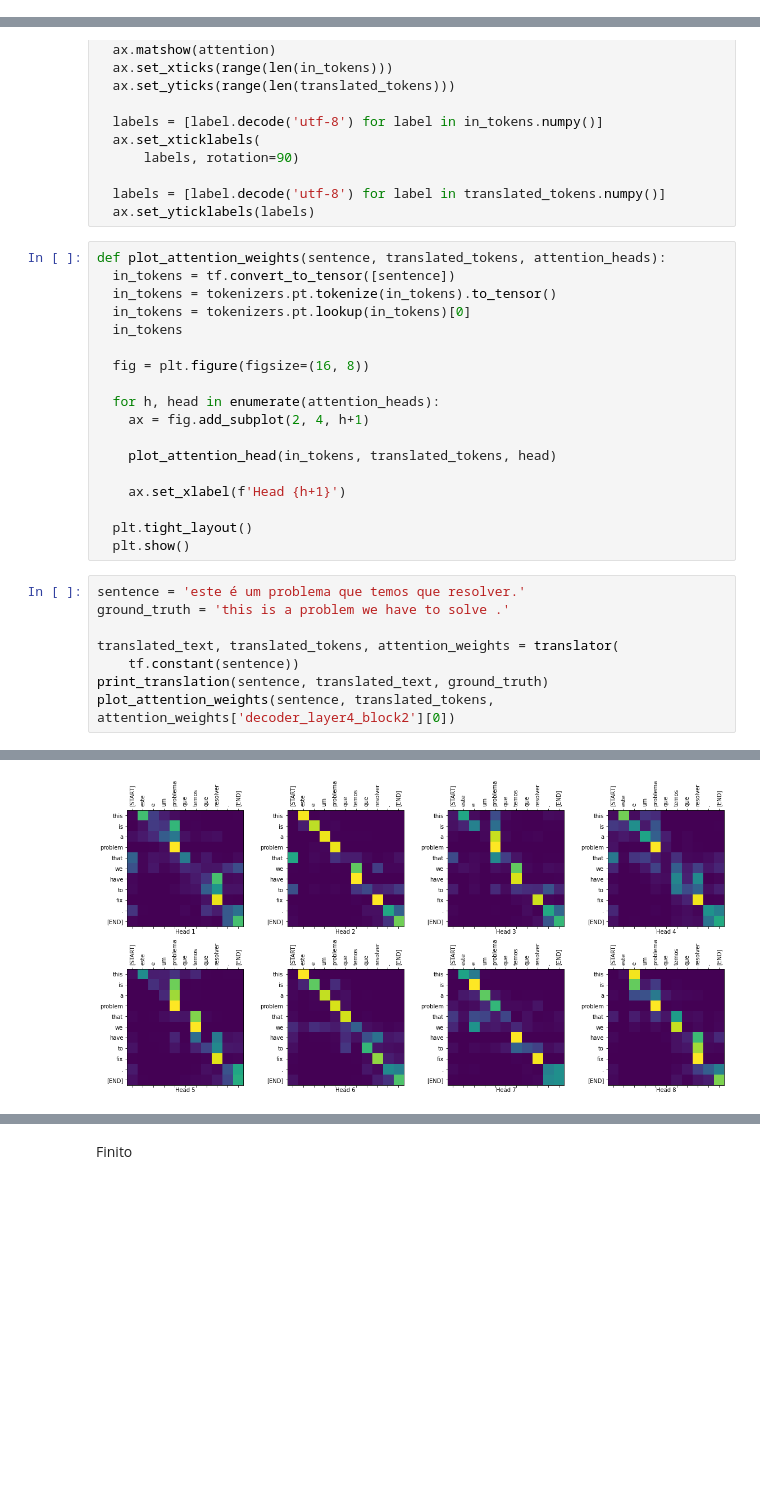
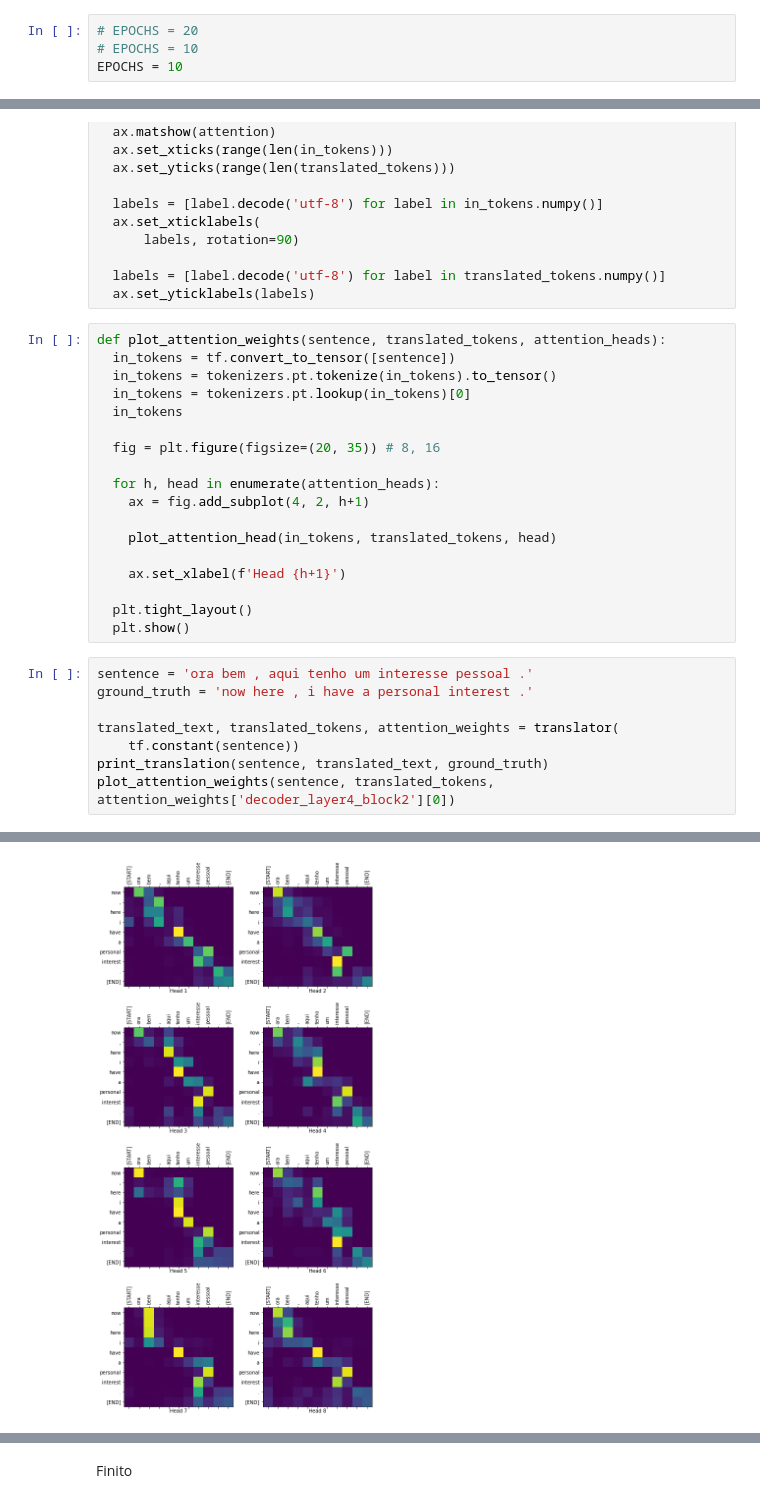
Before and after one commit to nahbos/AUT-Neural-Networks, a Jupyter notebook: HW08/HW08.ipynb, the cells around one changed output, grey strips where cells are left out. Drawn from its saved outputs; the diff is of its cells as text; blank space fills up the shorter version.

```diff
--- a/HW08/HW08.ipynb
+++ b/HW08/HW08.ipynb
@@ -472,3 +480,7 @@ EPOCHS = 30
+# %%
+# EPOCHS = 20
+# EPOCHS = 10
+EPOCHS = 10
 # %%
 train_step_signature = [
     tf.TensorSpec(shape=(None, None), dtype=tf.int64),
@@ -600,10 +612,10 @@ def plot_attention_weights(sentence, translated_tokens, attention_heads):
   in_tokens = tokenizers.pt.lookup(in_tokens)[0]
   in_tokens
 
-  fig = plt.figure(figsize=(16, 8))
+  fig = plt.figure(figsize=(20, 35)) # 8, 16
 
   for h, head in enumerate(attention_heads):
-    ax = fig.add_subplot(2, 4, h+1)
+    ax = fig.add_subplot(4, 2, h+1)
 
     plot_attention_head(in_tokens, translated_tokens, head)
 
@@ -612,8 +624,8 @@ def plot_attention_weights(sentence, translated_tokens, attention_heads):
   plt.tight_layout()
   plt.show()
 # %%
-sentence = 'este é um problema que temos que resolver.'
-ground_truth = 'this is a problem we have to solve .'
+sentence = 'ora bem , aqui tenho um interesse pessoal .'
+ground_truth = 'now here , i have a personal interest .'
 
 translated_text, translated_tokens, attention_weights = translator(
     tf.constant(sentence))
@@ -626 +638 @@ Ground truth   : this is a problem we have to solve .
-[figure, old version]
+[figure, new version]
```
Also changed, not shown: parts of 13 cells of this notebook.
